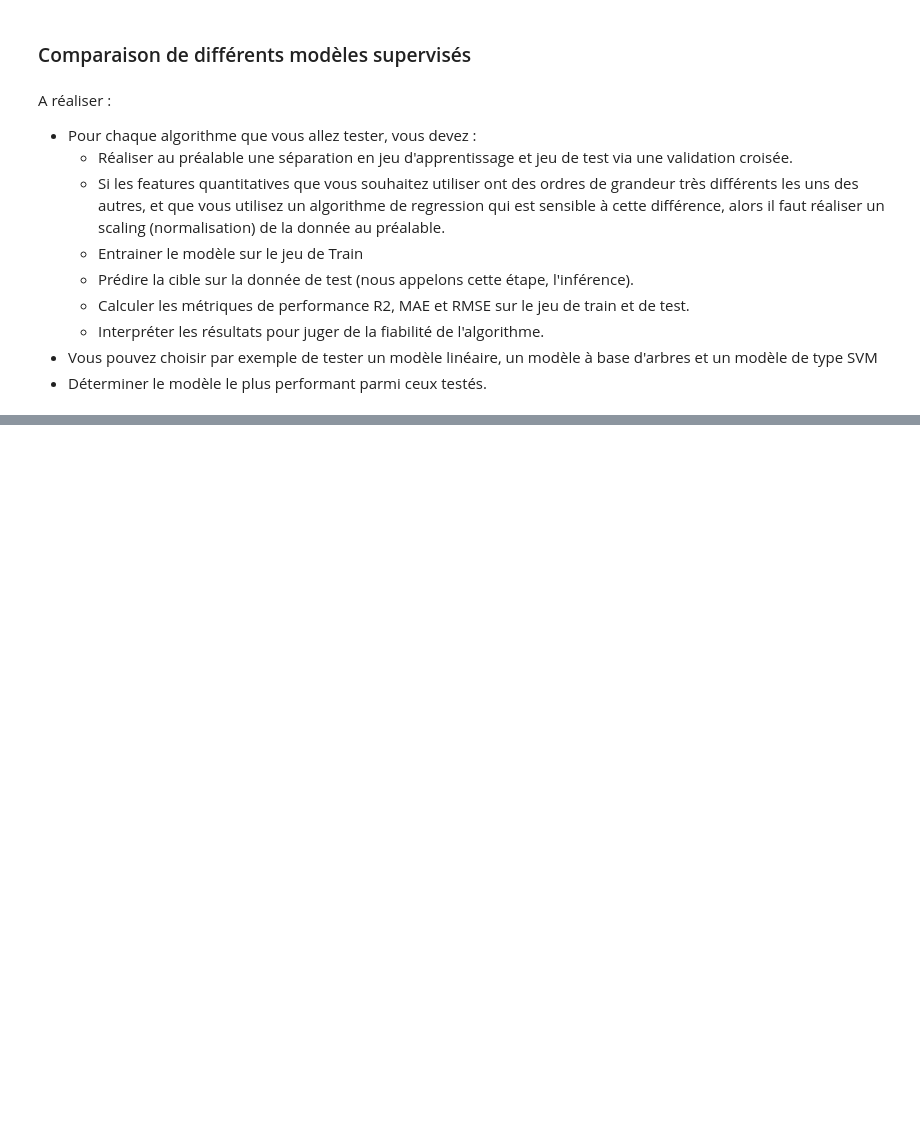
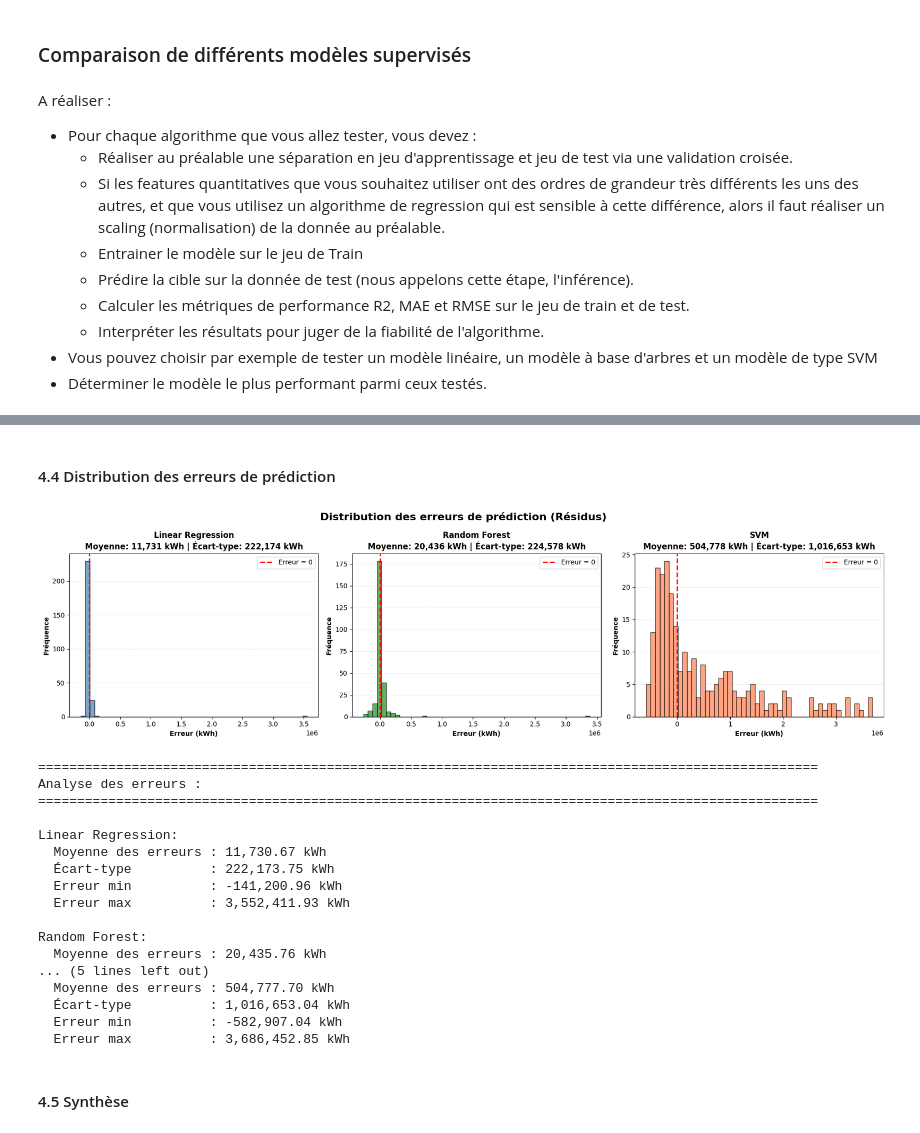
Before and after one commit to merais/formation, a Jupyter notebook: P6_Anticipez_les_besoins_en_consommation_de_batiments_bailleul_aymeric/_projet/ABAI_P6_04_models_comparison.ipynb, the cells around one changed output, grey strips where cells are left out. Drawn from its saved outputs; the diff is of its cells as text; code cells hidden in the pictures; blank space fills up the shorter version.

```diff
--- a/P6_Anticipez_les_besoins_en_consommation_de_batiments_bailleul_aymeric/_projet/ABAI_P6_04_models_comparison.ipynb
+++ b/P6_Anticipez_les_besoins_en_consommation_de_batiments_bailleul_aymeric/_projet/ABAI_P6_04_models_comparison.ipynb
@@ -58,0 +1089,70 @@ A réaliser :
+# %% [markdown]
+#### 4.4 Distribution des erreurs de prédiction
+# %%
+# Distribution des erreurs (résidus) pour chaque modèle
+fig, axes = plt.subplots(1, 3, figsize=(18, 5))
+fig.suptitle('Distribution des erreurs de prédiction (Résidus)', fontsize=16, fontweight='bold')
+
+# Calculer les erreurs pour chaque modèle (aplatir pour avoir des tableaux 1D)
+errors_lr = (y_test.values.flatten() - y_test_pred_lr.flatten())
+errors_rf = (y_test_ravel - y_test_pred_rf.flatten())
+errors_svm = (y_test_svm - y_test_pred_svm.flatten())
+
+errors_data = [
+    ('Linear Regression', errors_lr, 'steelblue'),
+    ('Random Forest', errors_rf, 'forestgreen'),
+    ('SVM', errors_svm, 'coral')
+]
+
+for idx, (model_name, errors, color) in enumerate(errors_data):
+    ax = axes[idx]
+
+    # Histogramme des erreurs
+    ax.hist(errors, bins=50, alpha=0.7, color=color, edgecolor='black')
+
+    # Ligne verticale à 0 (erreur nulle)
+    ax.axvline(x=0, color='red', linestyle='--', linewidth=2, label='Erreur = 0')
+
+    # Statistiques
+    mean_error = errors.mean()
+    std_error = errors.std()
+
+    ax.set_xlabel('Erreur (kWh)', fontweight='bold')
+    ax.set_ylabel('Fréquence', fontweight='bold')
+    ax.set_title(f'{model_name}\nMoyenne: {mean_error:,.0f} kWh | Écart-type: {std_error:,.0f} kWh', fontweight='bold')
+    ax.legend()
+    ax.grid(axis='y', alpha=0.3, linestyle='--')
+
+plt.tight_layout()
+plt.show()
+
+print("=" * 100)
+print("Analyse des erreurs :")
+print("=" * 100)
+for model_name, errors, _ in errors_data:
+    print(f"\n{model_name}:")
+    print(f"  Moyenne des erreurs : {errors.mean():,.2f} kWh")
+    print(f"  Écart-type          : {errors.std():,.2f} kWh")
+    print(f"  Erreur min          : {errors.min():,.2f} kWh")
+    print(f"  Erreur max          : {errors.max():,.2f} kWh")
+# %% [output]
+[figure, added]
+====================================================================================================
+Analyse des erreurs :
+====================================================================================================
+
+Linear Regression:
+  Moyenne des erreurs : 11,730.67 kWh
+  Écart-type          : 222,173.75 kWh
+  Erreur min          : -141,200.96 kWh
+  Erreur max          : 3,552,411.93 kWh
+
+Random Forest:
+  Moyenne des erreurs : 20,435.76 kWh
+... (5 lines left out)
+  Moyenne des erreurs : 504,777.70 kWh
+  Écart-type          : 1,016,653.04 kWh
+  Erreur min          : -582,907.04 kWh
+  Erreur max          : 3,686,452.85 kWh
+# %% [markdown]
+#### 4.5 Synthèse
```
Also changed, not shown: parts of 49 cells of this notebook, 4 other files.
